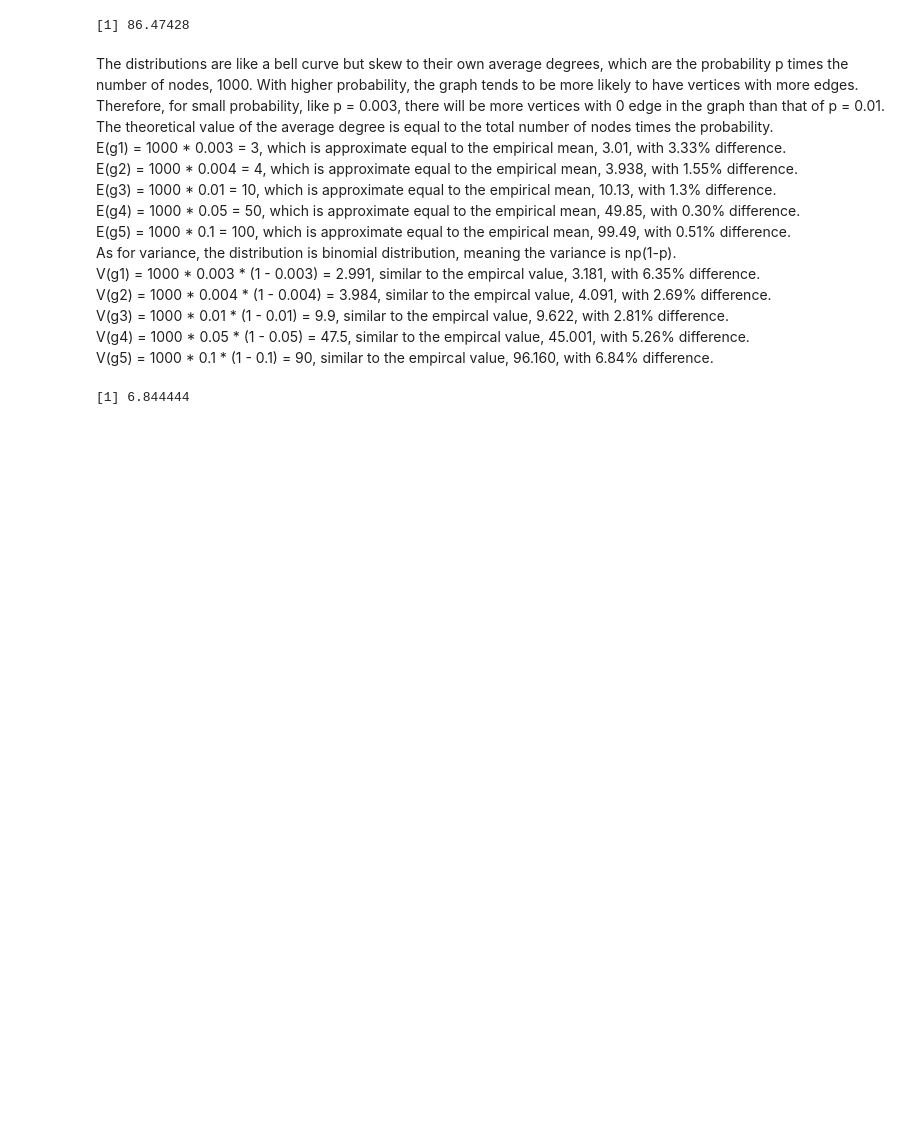
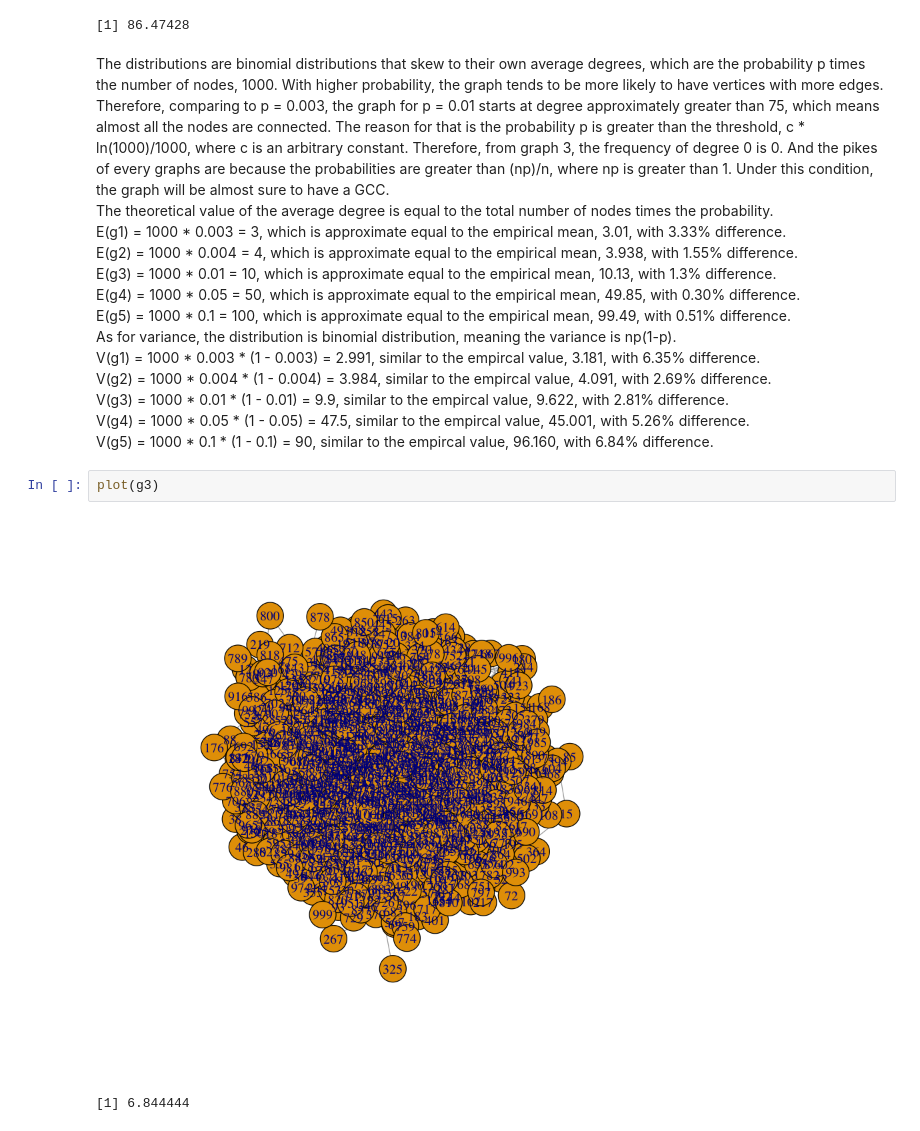
Before and after one commit to wanghran/ECE232_Graph, a Jupyter notebook: Project 1.ipynb, the cells around one changed output. Drawn from its saved outputs; the diff is of its cells as text; blank space fills up the shorter version.

```diff
--- a/Project 1.ipynb
+++ b/Project 1.ipynb
@@ -66,7 +56,7 @@ var(degree(g5))
   70.00   93.00   99.00   99.51  106.00  128.00
 [1] 86.47428
 # %% [markdown]
-The distributions are like a bell curve but skew to their own average degrees, which are the probability p times the number of nodes, 1000. With higher probability, the graph tends to be more likely to have vertices with more edges. Therefore, for small probability, like p = 0.003, there will be more vertices with 0 edge in the graph than that of p = 0.01.
+The distributions are binomial distributions that skew to their own average degrees, which are the probability p times the number of nodes, 1000. With higher probability, the graph tends to be more likely to have vertices with more edges. Therefore, comparing to p = 0.003, the graph for p = 0.01 starts at degree approximately greater than 75, which means almost all the nodes are connected. The reason for that is the probability p is greater than the threshold, c * ln(1000)/1000, where c is an arbitrary constant. Therefore, from graph 3, the frequency of degree 0 is 0. And the pikes of every graphs are because the probabilities are greater than (np)/n, where np is greater than 1. Under this condition, the graph will be almost sure to have a GCC.
 The theoretical value of the average degree is equal to the total number of nodes times the probability.
 E(g1) = 1000 * 0.003 = 3, which is approximate equal to the empirical mean, 3.01, with 3.33% difference.
 E(g2) = 1000 * 0.004 = 4, which is approximate equal to the empirical mean, 3.938, with 1.55% difference.
@@ -79,6 +69,10 @@ V(g2) = 1000 * 0.004 * (1 - 0.004) = 3.984, similar to the empircal value, 4.091
 V(g3) = 1000 * 0.01 * (1 - 0.01) = 9.9, similar to the empircal value, 9.622, with 2.81% difference.
 V(g4) = 1000 * 0.05 * (1 - 0.05) = 47.5, similar to the empircal value, 45.001, with 5.26% difference.
 V(g5) = 1000 * 0.1 * (1 - 0.1) = 90, similar to the empircal value, 96.160, with 6.84% difference.
+# %%
+plot(g3)
+# %% [output]
+[figure, added]
 # %%
 # %% [output]
 [1] 6.844444
```
Also changed, not shown: parts of 2 cells of this notebook.
